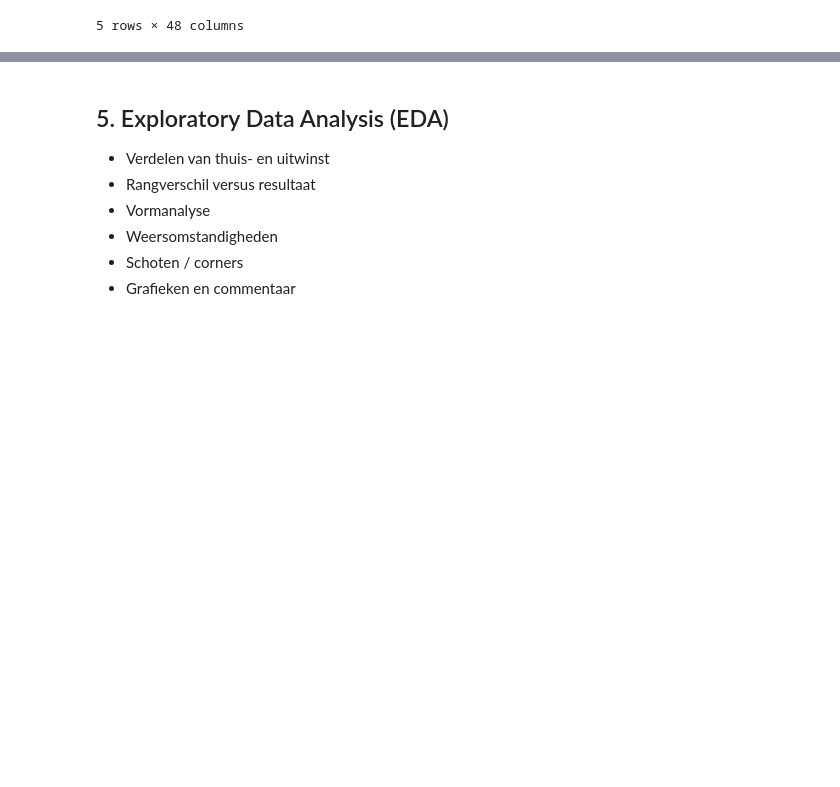
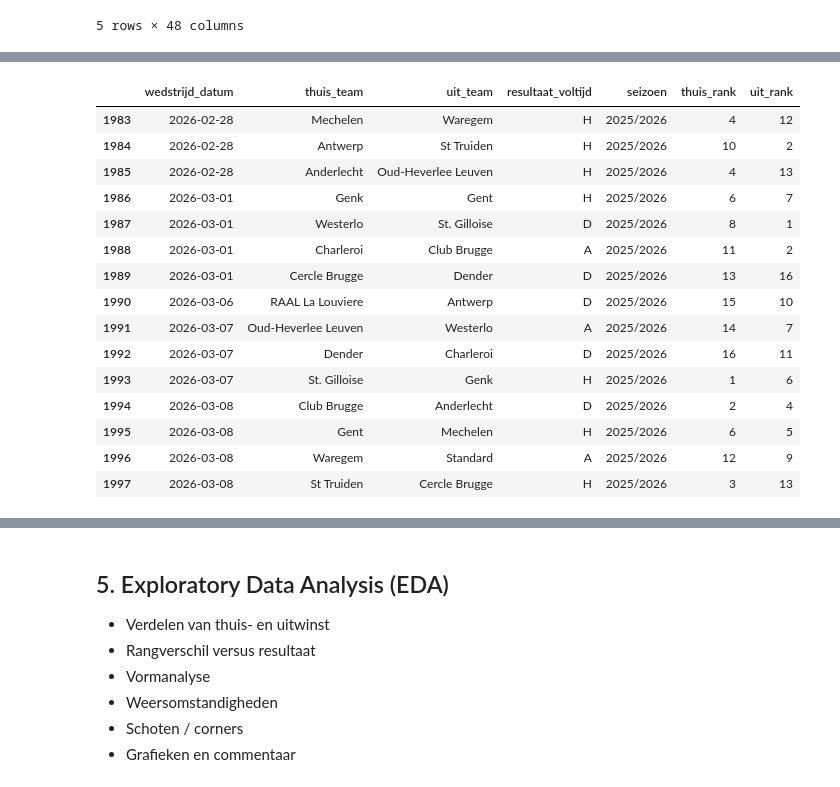
Before and after one commit to Torbendes/Bachelorproef, a Jupyter notebook: code/analyse/jpl_analyse.ipynb, the cells around one changed output, grey strips where cells are left out. Saved outputs shown, nothing was run; the diff lists cells and outputs as text; code cells hidden in the pictures; blank space fills up the shorter version.

```diff
--- a/code/analyse/jpl_analyse.ipynb
+++ b/code/analyse/jpl_analyse.ipynb
@@ -359,0 +352,3 @@ Beschrijf welke features je maakt en waarom
+# %%
+# Kopieer je dataframe voor veiligheid
+df = wedstrijden_compleet_df.copy()
@@ -359,0 +357,13 @@ Beschrijf welke features je maakt en waarom
+# %%
+def seizoen_bepalen(datum):
+    jaar = datum.year
+    if datum.month >= 7:  # juli-december → nieuw seizoen startjaar
+        return f"{jaar}/{jaar+1}"
+    else:                # januari-juni → vorig jaar als startjaar
+        return f"{jaar-1}/{jaar}"
+
+# Voeg kolom toe
+df['seizoen'] = df['wedstrijd_datum'].apply(seizoen_bepalen)
+
+# Controleer relevante kolommen
+df[['wedstrijd_datum', 'thuis_team', 'uit_team', 'resultaat_voltijd', 'seizoen']].head()
@@ -359,0 +379,76 @@ Beschrijf welke features je maakt en waarom
+# %%
+# Sorteer op datum per seizoen
+df = df.sort_values(['seizoen','wedstrijd_datum'])
+
+# Kolommen voor rang
+df['thuis_rank'] = 0
+df['uit_rank'] = 0
+
+# Itereer per seizoen
+for seizoen in df['seizoen'].unique():
+    df_seizoen = df[df['seizoen']==seizoen].copy()
+    teams = pd.unique(df_seizoen[['thuis_team','uit_team']].values.ravel())
+
+    # Initialiseer dict
+    stats_dict = {team: {'punten':0, 'doelpunten_voor':0, 'doelpunten_tegen':0} for team in teams}
+
+    ranglijst_thuis = []
+    ranglijst_uit = []
+
+    for idx, row in df_seizoen.iterrows():
+        thuis = row['thuis_team']
+        uit = row['uit_team']
+        resultaat = row['resultaat_voltijd']
+
+        # Punten toevoegen
+        if resultaat == 'H':
+            stats_dict[thuis]['punten'] += 3
+        elif resultaat == 'A':
+            stats_dict[uit]['punten'] += 3
+        elif resultaat == 'D':
+            stats_dict[thuis]['punten'] += 1
+            stats_dict[uit]['punten'] += 1
+
+        # Doelpunten bijwerken
+        doel_thuis = row['doelpunten_thuis_voltijd'] if pd.notnull(row['doelpunten_thuis_voltijd']) else 0
+        doel_uit = row['doelpunten_uit_voltijd'] if pd.notnull(row['doelpunten_uit_voltijd']) else 0
+
+        stats_dict[thuis]['doelpunten_voor'] += doel_thuis
+        stats_dict[thuis]['doelpunten_tegen'] += doel_uit
+
+        stats_dict[uit]['doelpunten_voor'] += doel_uit
+        stats_dict[uit]['doelpunten_tegen'] += doel_thuis
+
+        # Bereken doelpuntenverschil
+        for team in teams:
+            stats_dict[team]['doelpuntenverschil'] = stats_dict[team]['doelpunten_voor'] - stats_dict[team]['doelpunten_tegen']
+
+        # Sorteer op punten, dan doelpuntenverschil
+        sorted_teams = sorted(stats_dict.items(), key=lambda x: (-x[1]['punten'], -x[1]['doelpuntenverschil'], x[0]))
+        team_rank = {team:rank+1 for rank, (team, stats) in enumerate(sorted_teams)}
+
+        ranglijst_thuis.append(team_rank[thuis])
+        ranglijst_uit.append(team_rank[uit])
+
+    df.loc[df['seizoen']==seizoen, 'thuis_rank'] = ranglijst_thuis
+    df.loc[df['seizoen']==seizoen, 'uit_rank'] = ranglijst_uit
+
+# Check
+df[['wedstrijd_datum','thuis_team','uit_team','resultaat_voltijd','seizoen','thuis_rank','uit_rank']].tail(15)
+# %% [output]
+|  | wedstrijd_datum | thuis_team | uit_team | resultaat_voltijd | seizoen | thuis_rank | uit_rank |
+| 1983 | 2026-02-28 | Mechelen | Waregem | H | 2025/2026 | 4 | 12 |
+| 1984 | 2026-02-28 | Antwerp | St Truiden | H | 2025/2026 | 10 | 2 |
+| 1985 | 2026-02-28 | Anderlecht | Oud-Heverlee Leuven | H | 2025/2026 | 4 | 13 |
+| 1986 | 2026-03-01 | Genk | Gent | H | 2025/2026 | 6 | 7 |
+| 1987 | 2026-03-01 | Westerlo | St. Gilloise | D | 2025/2026 | 8 | 1 |
+| 1988 | 2026-03-01 | Charleroi | Club Brugge | A | 2025/2026 | 11 | 2 |
+| 1989 | 2026-03-01 | Cercle Brugge | Dender | D | 2025/2026 | 13 | 16 |
+| 1990 | 2026-03-06 | RAAL La Louviere | Antwerp | D | 2025/2026 | 15 | 10 |
+| 1991 | 2026-03-07 | Oud-Heverlee Leuven | Westerlo | A | 2025/2026 | 14 | 7 |
+| 1992 | 2026-03-07 | Dender | Charleroi | D | 2025/2026 | 16 | 11 |
+| 1993 | 2026-03-07 | St. Gilloise | Genk | H | 2025/2026 | 1 | 6 |
+| 1994 | 2026-03-08 | Club Brugge | Anderlecht | D | 2025/2026 | 2 | 4 |
+| 1995 | 2026-03-08 | Gent | Mechelen | H | 2025/2026 | 6 | 5 |
+| 1996 | 2026-03-08 | Waregem | Standard | A | 2025/2026 | 12 | 9 |
+| 1997 | 2026-03-08 | St Truiden | Cercle Brugge | H | 2025/2026 | 3 | 13 |
```
Also changed, not shown: parts of 10 cells of this notebook.
